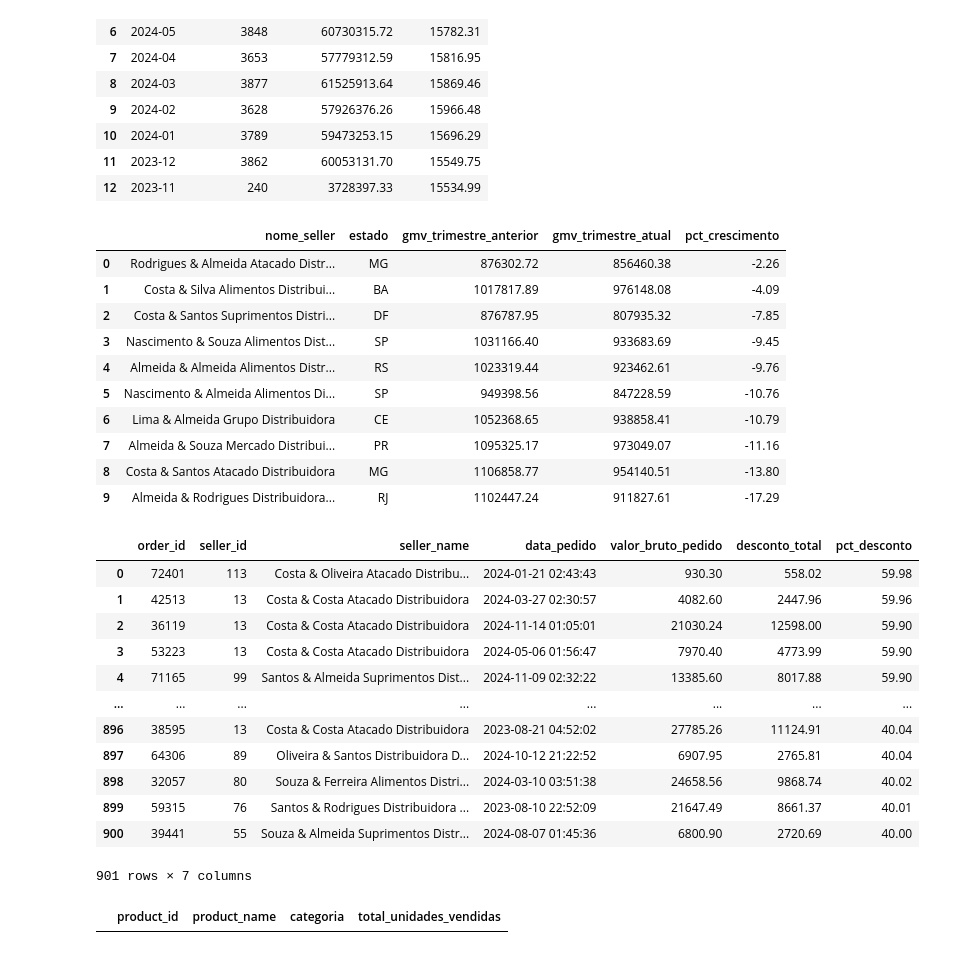
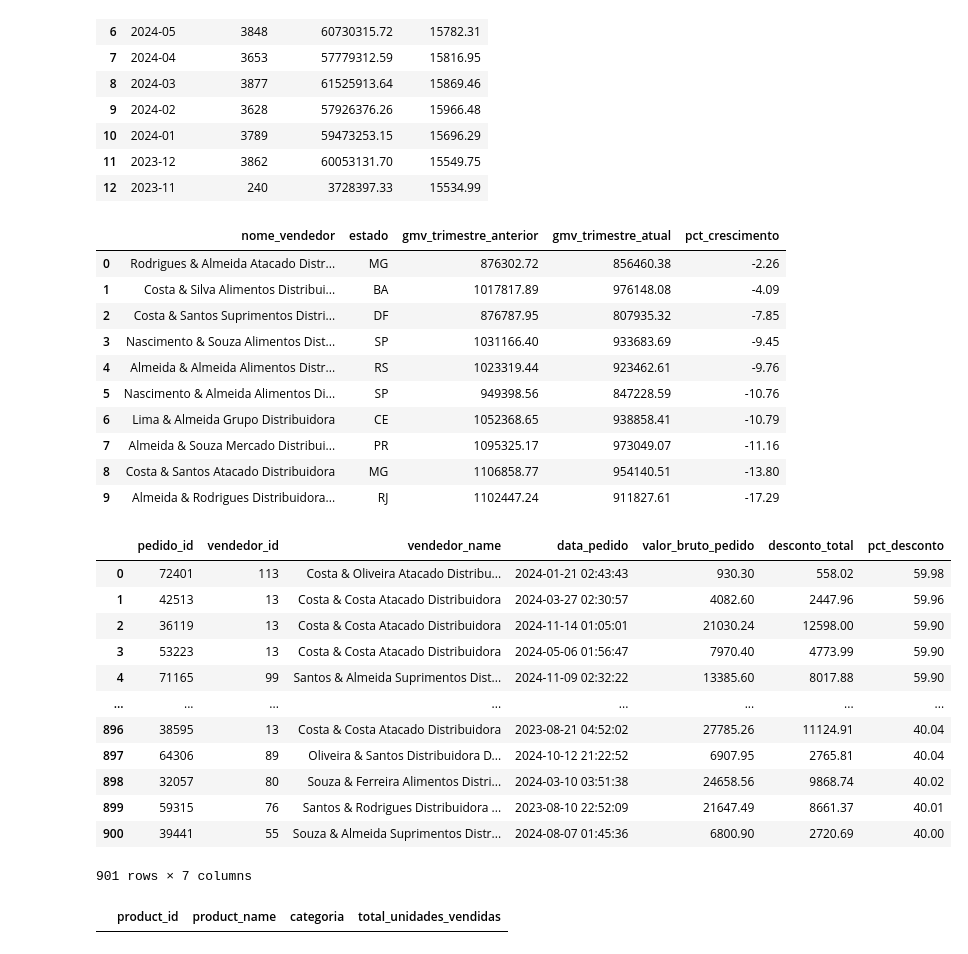
Before and after one commit to lkalilduarte/desafio-sql-marketplace, a Jupyter notebook: Teste/modelo_teste.ipynb, the cells around one changed output. Drawn from its saved outputs; the diff is of its cells as text; code cells hidden in the pictures.

Commit message:
feat: notebook unificado com auditoria e queries otimizadas + README atualizado

```diff
--- a/Teste/modelo_teste.ipynb
+++ b/Teste/modelo_teste.ipynb
@@ -114,12 +213,22 @@ resultado_desafio1
 | 12 | 2023-11 | 240 | 3728397.33 | 15534.99 |
 # %%
 # Desafio 2
-query = """
-WITH max_data AS (
-    SELECT MAX(DATE(created_at)) AS data_maxima FROM orders WHERE status IN ('completed', 'delivered')
+query_desafio2 = """
+WITH orders_dedup AS (
+    -- Deduplicação preventiva de orders
+    SELECT
+        id,
+        MAX(seller_id) AS seller_id,
+        MAX(total_value) AS total_value,
+        MAX(status) AS status,
+        MAX(created_at) AS created_at
+    FROM orders
+    GROUP BY id
+),
+max_data AS (
+    SELECT MAX(DATE(created_at)) AS data_maxima FROM orders_dedup WHERE status IN ('completed', 'delivered')
 ),
 trimestres AS (
-    -- Formata os trimestres YYYY-Q1..Q4 a partir de datas validas
     SELECT
         data_maxima,
         strftime('%Y', data_maxima) || '-Q' || ((cast(strftime('%m', data_maxima) as integer) + 2) / 3) AS q_atual,
@@ -132,7 +241,7 @@ orders_classificados AS (
         o.seller_id,
         o.total_value,
         strftime('%Y', o.created_at) || '-Q' || ((cast(strftime('%m', o.created_at) as integer) + 2) / 3) AS trimestre
-    FROM orders o
+    FROM orders_dedup o
     WHERE o.status IN ('completed', 'delivered')
 ),
 metricas_sellers AS (
@@ -152,7 +261,7 @@ metricas_sellers AS (
     GROUP BY s.id, s.name, s.state
 )
 SELECT
-    nome_seller,
+    nome_seller as nome_vendedor,
     estado,
     ROUND(gmv_q_anterior, 2) AS gmv_trimestre_anterior,
     ROUND(gmv_q_atual, 2) AS gmv_trimestre_atual,
@@ -167,10 +276,10 @@ ORDER BY pct_crescimento DESC
 LIMIT 10;
 """
 
-resultado_desafio2 = pysqldf(query)
-resultado_desafio2
+resultado_desafio2 = pysqldf(query_desafio2)
+display(resultado_desafio2)
 # %% [output]
-|  | nome_seller | estado | gmv_trimestre_anterior | gmv_trimestre_atual | pct_crescimento |
+|  | nome_vendedor | estado | gmv_trimestre_anterior | gmv_trimestre_atual | pct_crescimento |
 | 0 | Rodrigues & Almeida Atacado Distr... | MG | 876302.72 | 856460.38 | -2.26 |
 | 1 | Costa & Silva Alimentos Distribui... | BA | 1017817.89 | 976148.08 | -4.09 |
 | 2 | Costa & Santos Suprimentos Distri... | DF | 876787.95 | 807935.32 | -7.85 |
@@ -183,31 +292,41 @@ resultado_desafio2
 | 9 | Almeida & Rodrigues Distribuidora... | RJ | 1102447.24 | 911827.61 | -17.29 |
 # %%
 # Desafio 3
-query = """
+query_desafio3 = """
+WITH orders_dedup AS (
+    -- Deduplicação preventiva de orders para não multiplicar a junção com order_items
+    SELECT
+        id,
+        MAX(seller_id) AS seller_id,
+        MAX(status) AS status,
+        MAX(created_at) AS created_at
+    FROM orders
+    GROUP BY id
+)
 SELECT
-    o.id AS order_id,
-    s.id AS seller_id,
-    s.name AS seller_name,
-    o.created_at AS data_pedido,
-    ROUND(SUM(oi.qty * oi.unit_price), 2) AS valor_bruto_pedido,
-    ROUND(SUM(oi.discount), 2) AS desconto_total,
+    o.id AS pedido_id,  -- ID do pedido
+    s.id AS vendedor_id,  -- ID do vendedor
+    s.name AS vendedor_name, -- Nome do vendedor
+    o.created_at AS data_pedido,  -- Data de criação do pedido
+    ROUND(SUM(oi.qty * oi.unit_price), 2) AS valor_bruto_pedido,  -- Valor bruto do pedido (sem desconto)
+    ROUND(SUM(oi.discount), 2) AS desconto_total,  -- Valor total de desconto aplicado no pedido
     ROUND(
         (SUM(oi.discount) / NULLIF(SUM(oi.qty * oi.unit_price), 0)) * 100,
         2
-    ) AS pct_desconto
-FROM orders o
+    ) AS pct_desconto  -- Percentual de desconto aplicado no pedido
+FROM orders_dedup o
 INNER JOIN sellers s ON o.seller_id = s.id
 INNER JOIN order_items oi ON o.id = oi.order_id
-WHERE o.status != 'cancelled'
+WHERE o.status != 'cancelled' -- Considerando apenas pedidos não cancelados
 GROUP BY o.id, s.id, s.name, o.created_at
-HAVING (SUM(oi.discount) / NULLIF(SUM(oi.qty * oi.unit_price), 0)) > 0.40
+HAVING (SUM(oi.discount) / NULLIF(SUM(oi.qty * oi.unit_price), 0)) > 0.40  -- Filtrando pedidos com mais de 40% de desconto
 ORDER BY pct_desconto DESC;
 """
 
-resultado_desafio3 = pysqldf(query)
-resultado_desafio3
+resultado_desafio3 = pysqldf(query_desafio3)
+display(resultado_desafio3)
 # %% [output]
-|  | order_id | seller_id | seller_name | data_pedido | valor_bruto_pedido | desconto_total | pct_desconto |
+|  | pedido_id | vendedor_id | vendedor_name | data_pedido | valor_bruto_pedido | desconto_total | pct_desconto |
 | 0 | 72401 | 113 | Costa & Oliveira Atacado Distribu... | 2024-01-21 02:43:43 | 930.30 | 558.02 | 59.98 |
 | 1 | 42513 | 13 | Costa & Costa Atacado Distribuidora | 2024-03-27 02:30:57 | 4082.60 | 2447.96 | 59.96 |
 | 2 | 36119 | 13 | Costa & Costa Atacado Distribuidora | 2024-11-14 01:05:01 | 21030.24 | 12598.00 | 59.90 |
```
Also changed, not shown: parts of 4 cells of this notebook, 1 other file.
